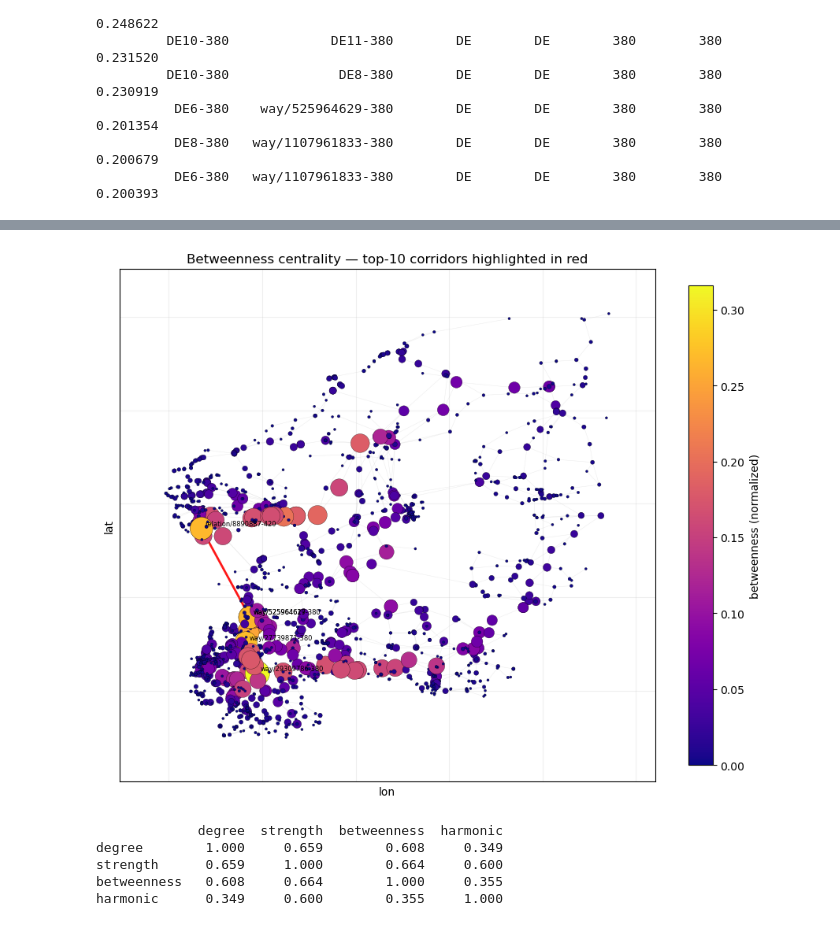
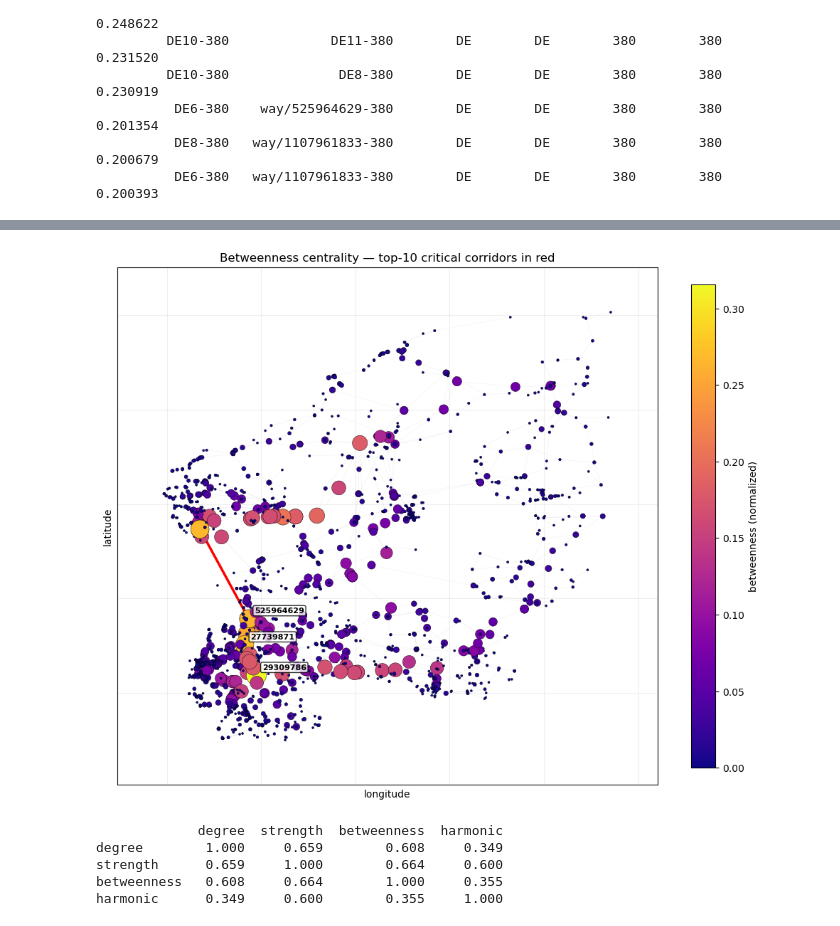
Before and after one commit to edgrobit/2026-NetworkScienceProject, a Jupyter notebook: notebooks/02_eda.ipynb, the cells around one changed output, grey strips where cells are left out. Cells and saved outputs as stored; diff of their text form; code cells hidden in the pictures.

```diff
--- a/notebooks/02_eda.ipynb
+++ b/notebooks/02_eda.ipynb
@@ -170,7 +173,13 @@ LT      1
 # %%
 harm = nx.harmonic_centrality(G, distance="cost")
 
-top = sorted(bc.items(), key=lambda x: -x[1])[:10]
+top = sorted(
+    [(n, b) for n, b in bc.items()
+     if G.nodes[n].get("voltage") is not None
+     and 380 <= G.nodes[n]["voltage"] <= 420],
+    key=lambda x: -x[1]
+)[:10]
+
 df_top = pd.DataFrame([
     {"bus": n,
      "country": G.nodes[n]["country"],
@@ -178,8 +187,9 @@ df_top = pd.DataFrame([
      "degree": G.degree(n),
      "strength": strength[n],
      "betweenness": bc[n],
-     "harmonic": harm[n]}
+     "harmonic": harm[n] / (G.number_of_nodes() - 1)}   # normalize
     for n, _ in top
 ])
-print(df_top.to_string(index=False))
+df_top["harmonic"] = df_top["harmonic"] / df_top["harmonic"].max()
+print(df_top.round(4).to_string(index=False))
 # %% [output]
@@ -245,26 +275,50 @@ plt.show()
 # %%
-bc_vals = np.array([bc[n] for n in G])
-sizes = 5 + 500 * (bc_vals / bc_vals.max())
+pos = {n: (d["x"], d["y"]) for n, d in G.nodes(data=True)
+       if d.get("x") is not None and d.get("y") is not None}
 
-fig, ax = plt.subplots(figsize=(9, 9))
-nx.draw_networkx_edges(G, pos, ax=ax, edge_color="lightgray", width=0.3, alpha=0.5)
-nx.draw_networkx_edges(G, pos, edgelist=[e for e, _ in top_edges], ax=ax,
-                       edge_color="red", width=2.0, alpha=0.9)
+nodes_with_pos = [n for n in G if n in pos]
+bc_vals = np.array([bc[n] for n in nodes_with_pos])
+xs = [pos[n][0] for n in nodes_with_pos]
+ys = [pos[n][1] for n in nodes_with_pos]
+
+sizes = 5 + 400 * (bc_vals / bc_vals.max())  # slightly smaller than before
+
+top_edge_set = [(u, v) for (u, v), _ in top_edges if u in pos and v in pos]
+
+fig, ax = plt.subplots(figsize=(10, 10))
+# 1) gray mesh first
+nx.draw_networkx_edges(G, pos, ax=ax, edge_color="lightgray",
+                       width=0.3, alpha=0.4)
+# 2) red top-10 edges — ABOVE gray, BELOW nodes
+nx.draw_networkx_edges(G, pos, edgelist=top_edge_set, ax=ax,
+                       edge_color="red", width=2.5, alpha=1.0)
+# 3) nodes on top, with a thin black outline so they pop
 sc = ax.scatter(xs, ys, s=sizes, c=bc_vals, cmap="plasma",
-                edgecolors="black", linewidths=0.2, zorder=3)
+                edgecolors="black", linewidths=0.3, zorder=5)
 plt.colorbar(sc, ax=ax, shrink=0.7, label="betweenness (normalized)")
-for n, _ in top[:5]:
-    ax.annotate(n, pos[n], fontsize=6, xytext=(3, 3),
-                textcoords="offset points", zorder=4)
-ax.set_title("Betweenness centrality — top-10 corridors highlighted in red")
-ax.set_xlabel("lon"); ax.set_ylabel("lat")
+
+# 4) annotate TOP 3 only, with short labels
+def short(n):
+    s = str(n).replace("relation/", "").replace("way/", "")
+    s = s.split("-")[0]  # drop voltage suffix
+    return s
+
+for n, _ in top[:3]:
+    if n in pos:
+        ax.annotate(short(n), pos[n], fontsize=8, fontweight="bold",
+                    xytext=(6, 6), textcoords="offset points",
+                    zorder=6, bbox=dict(boxstyle="round,pad=0.2",
+                                        fc="white", ec="black", alpha=0.8))
+
+ax.set_title("Betweenness centrality — top-10 critical corridors in red")
+ax.set_xlabel("longitude"); ax.set_ylabel("latitude")
 ax.set_aspect("equal", adjustable="box")
 ax.grid(True, alpha=0.2)
 plt.tight_layout()
 plt.savefig(ROOT / "results" / "figures" / "betweenness_map.png", dpi=200)
 plt.show()
 # %% [output]
-[figure, old version]
+[figure, new version]
 # %%
 from scipy.stats import spearmanr
 
```
Also changed, not shown: parts of 4 cells of this notebook, 3 other files.
